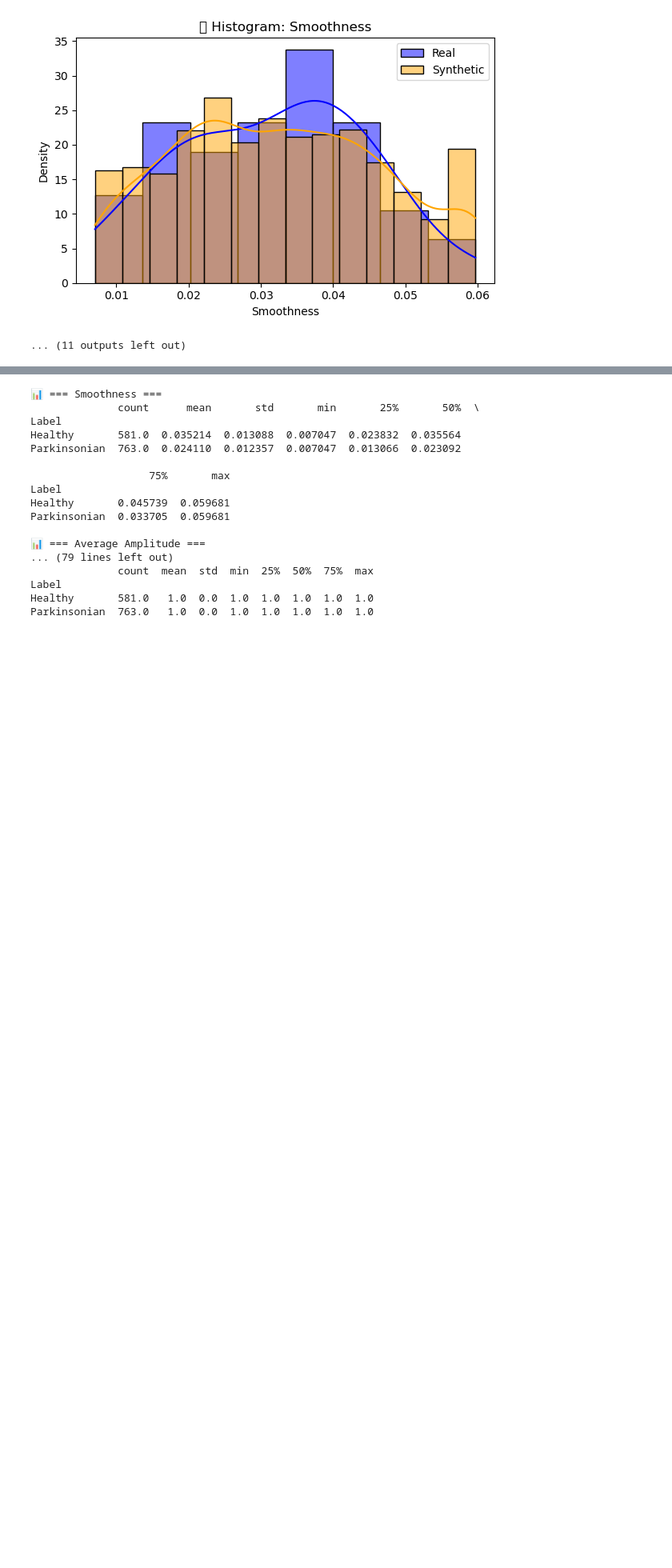
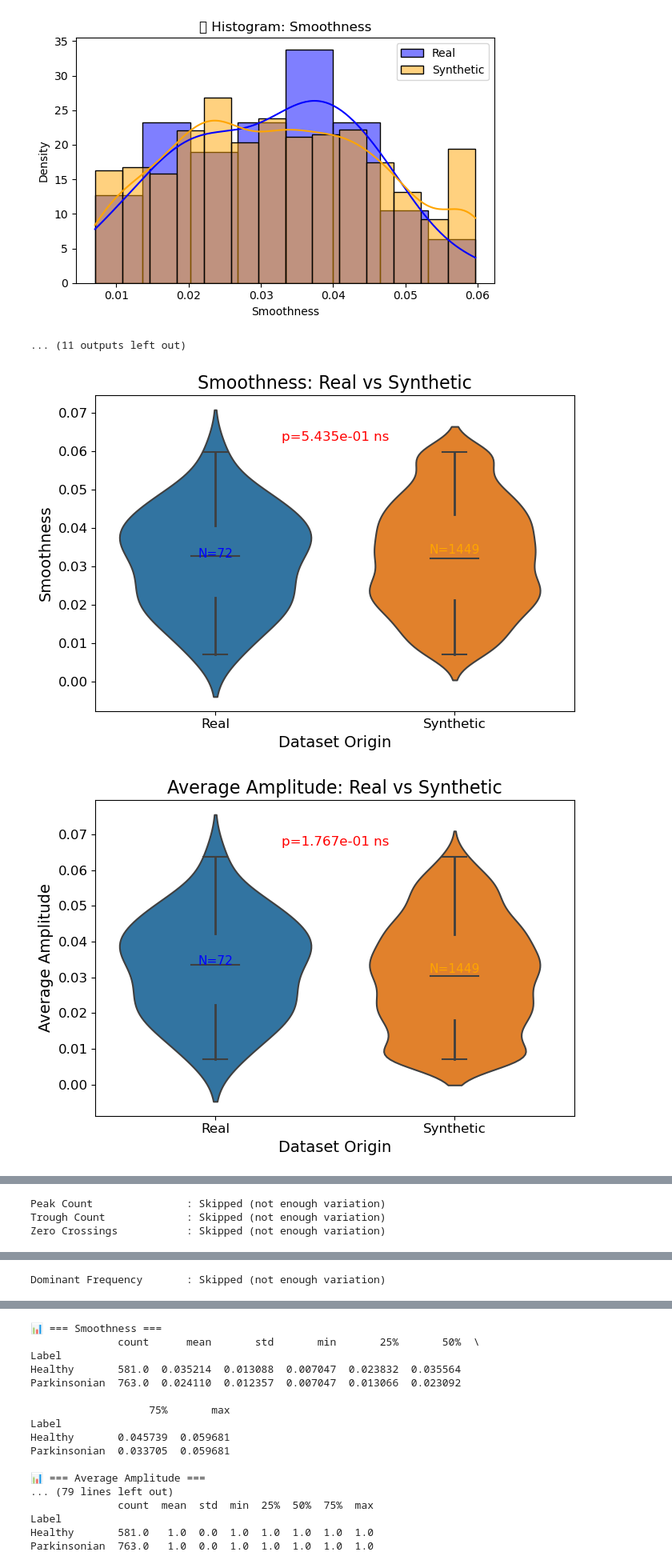
Before and after one commit to adklts/ParkinsonPredictionMethodsHanddrawn, a Jupyter notebook: Waves/PHDTestv10_1.ipynb, the cells around one changed output, grey strips where cells are left out. Shown at 80% size. Cells and saved outputs as stored; diff of their text form; code cells hidden in the pictures; blank space fills up the shorter version.

```diff
--- a/Waves/PHDTestv10_1.ipynb
+++ b/Waves/PHDTestv10_1.ipynb
@@ -480,3 +555,69 @@ for col in feature_cols:
 [figure]
 [figure]
 ... (11 outputs left out)
+# %%
+import matplotlib.pyplot as plt
+import seaborn as sns
+from scipy.stats import ttest_ind
+import pandas as pd
+import numpy as np
+
+# === Load data ===
+df_real = pd.read_csv("extracted_featuresnew.csv")
+df_synth = pd.read_csv("ctgan_true_positives_all1000.csv")
+
+# === Match columns ===
+feature_cols = [col for col in df_real.columns if col not in ["Image", "Label"]]
+
+# === Add origin labels ===
+df_real["Origin"] = "Real"
+df_synth["Origin"] = "Synthetic"
+df_combined = pd.concat([df_real, df_synth], ignore_index=True)
+
+# === Plot with improved style ===
+for col in feature_cols:
+    if df_real[col].nunique() < 2 or df_synth[col].nunique() < 2:
+        print(f"{col:25}: Skipped (not enough variation)")
+        continue
+
+    # Welch’s t-test
+    t_stat, p_value = ttest_ind(df_real[col], df_synth[col], equal_var=False)
+
+    # Significance stars
+    if p_value < 0.001:
+        sig_label = "***"
+    elif p_value < 0.01:
+        sig_label = "**"
+    elif p_value < 0.05:
+        sig_label = "*"
+    else:
+        sig_label = "ns"
+
+    # Create figure
+    plt.figure(figsize=(7, 5))
+    ax = sns.violinplot(x="Origin", y=col, data=df_combined, inner=None, palette=["#1f77b4", "#ff7f0e"])
+    sns.boxplot(x="Origin", y=col, data=df_combined, width=0.2, showcaps=True, boxprops={'facecolor':'white'},
+                showfliers=False, whiskerprops={'linewidth':2}, ax=ax)
+
+    # Title and labels
+    plt.title(f"{col}: Real vs Synthetic", fontsize=16)
+    plt.xlabel("Dataset Origin", fontsize=14)
+    plt.ylabel(col, fontsize=14)
+    plt.xticks(fontsize=12)
+    plt.yticks(fontsize=12)
+
+    # Add sample size text
+    n_real, n_synth = len(df_real), len(df_synth)
+    plt.text(0, df_real[col].mean(), f"N={n_real}", ha='center', va='bottom', fontsize=11, color="blue")
+    plt.text(1, df_synth[col].mean(), f"N={n_synth}", ha='center', va='bottom', fontsize=11, color="orange")
+
+    # Add p-value / significance annotation
+    ymax = max(df_combined[col])
+    y_offset = (ymax * 0.05)
+    plt.text(0.5, ymax + y_offset, f"p={p_value:.3e} {sig_label}", ha='center', fontsize=12, color="red")
+
+    plt.tight_layout()
+    plt.show()
+# %% [output]
+[figure, added]
+[figure, added]
@@ -482,0 +625,3 @@ for col in feature_cols:
+Peak Count               : Skipped (not enough variation)
+Trough Count             : Skipped (not enough variation)
+Zero Crossings           : Skipped (not enough variation)
@@ -482,0 +632 @@ for col in feature_cols:
+Dominant Frequency       : Skipped (not enough variation)
```
Also changed, not shown: parts of 21 cells of this notebook.
